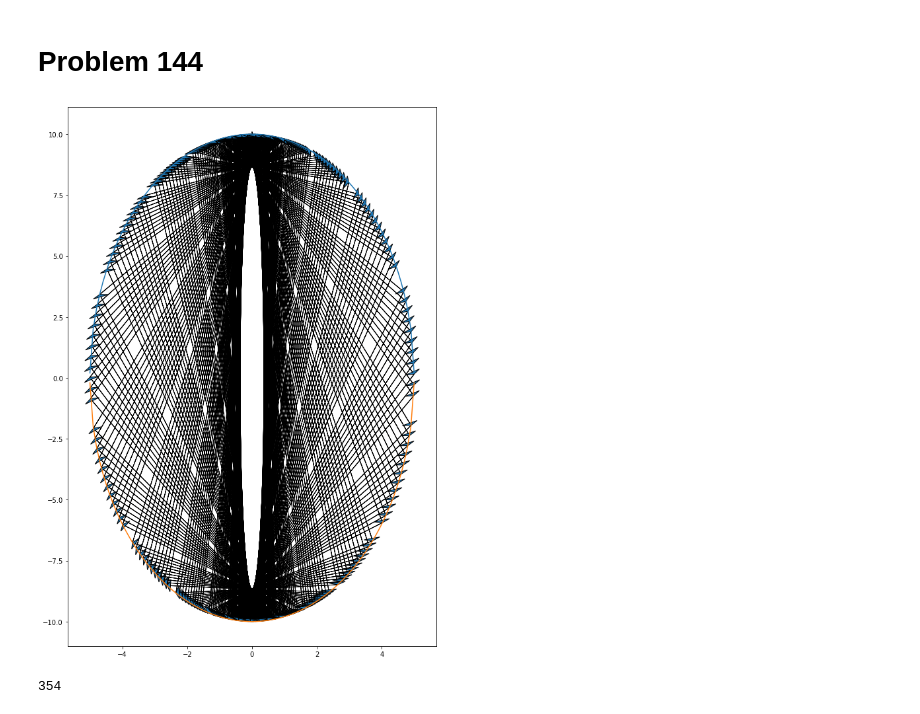
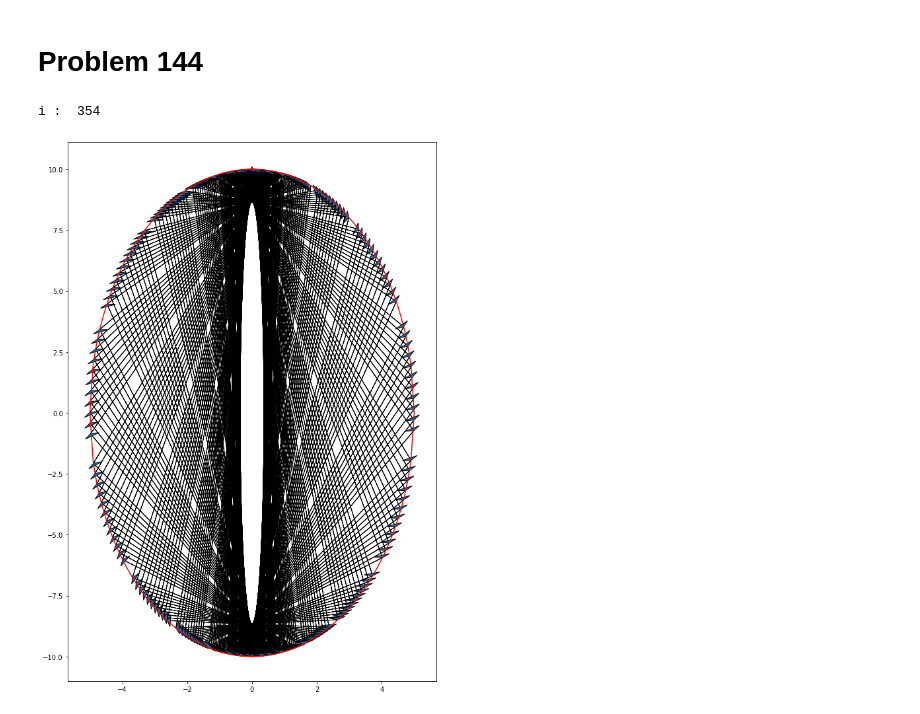
Before and after one commit to staghado/Project-Euler, a Jupyter notebook: solutions.ipynb, the cells around one changed output. Drawn from its saved outputs; the diff is of its cells as text; code cells hidden in the pictures.

```diff
--- a/solutions.ipynb
+++ b/solutions.ipynb
@@ -108,9 +108,9 @@ i = 0
 
 fig, ax = plt.subplots()
 fig.set_size_inches(10, 15)
-X = np.linspace(-4.999, 4.999, 100)
-ax.plot(X, np.sqrt(-4*X**2 + 100))
-ax.plot(X, -np.sqrt(-4*X**2 + 100))
+X = np.linspace(-5, 5, 100)
+ax.plot(X, np.sqrt(-4*X**2 + 100), c='red')
+ax.plot(X, -np.sqrt(-4*X**2 + 100), c='red')
 
 while not (np.abs(x) < 0.01 and y > 0):
     ax.arrow(A[0], A[1], B[0]-A[0], B[1]-A[1], head_width=0.5, head_length=0.1, length_includes_head=True)
@@ -122,37 +122,34 @@ while not (np.abs(x) < 0.01 and y > 0):
     # tangent :
     x, y = B
     slope = -4 * x / y
     at, bt = slope, y - slope * x
 
     # normal :
     an, bn = -1/at, y + (1/at) * x
 
     # equation of the rotated normal vector :
     arn = (2*an-ae+(an**2)*ae)/(2*an*ae-an**2+1)
     brn = y - arn * x
 
     # solve the equation of intersection of this vector with the ellipse
     delta = 4*(arn*brn)**2 - 4*(4+arn**2)*(brn**2-100)
 
     xm = (-2*arn*brn - np.sqrt(delta)) / (2*(4 + arn**2))
     ym = arn * xm + brn
     xp = (-2*arn*brn + np.sqrt(delta)) / (2*(4 + arn**2))
     yp = arn * xp + brn
 
     # choose the solution farthest from B
     if np.linalg.norm([xm-x, ym-y]) > np.linalg.norm([xp-x, yp-y]) :
         x, y = xm, ym
     else :
         x, y = xp, yp
 
     A = B
     B = (x, y)
     i+=1
-    if i == 1000:
-        break
+
+print('i : ', i)
 # %% [output]
+i :  354
-[figure, old version]
+[figure, new version]
-# %%
-i
-# %% [output]
-354
```
